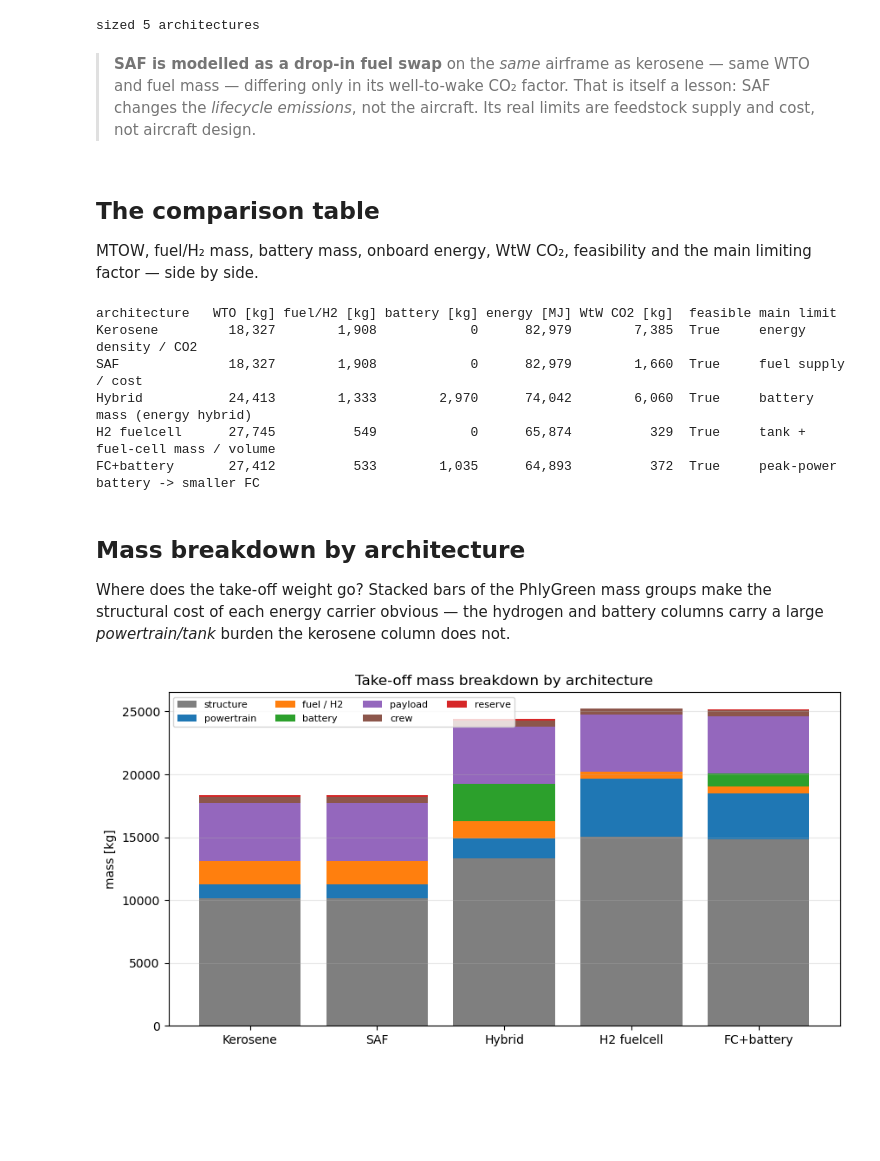
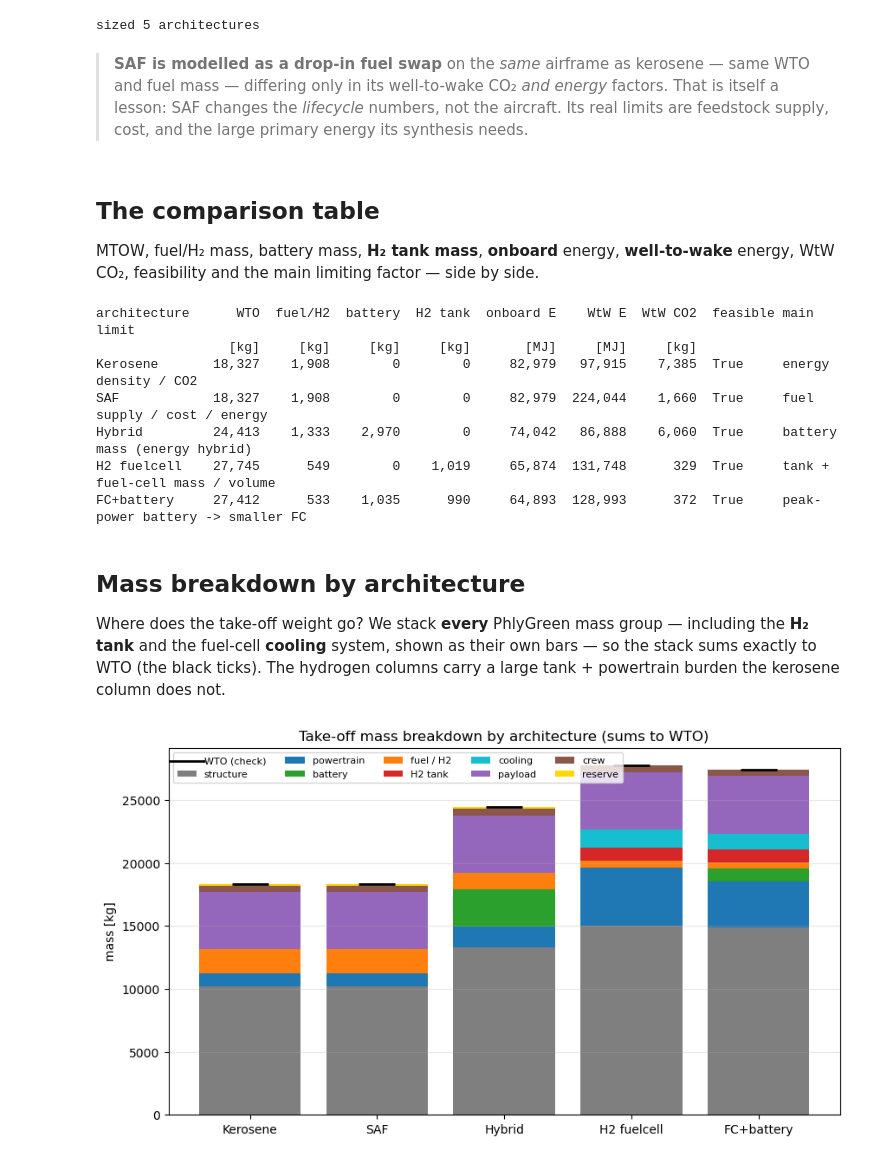
Before and after one commit to rmalpica/PhlyGreen, a Jupyter notebook: trunk/tutorials/03_compare_propulsion_architectures_same_mission.ipynb, the cells around one changed output. Drawn from its saved outputs; the diff is of its cells as text; code cells hidden in the pictures; blank space fills up the shorter version.

```diff
--- a/trunk/tutorials/03_compare_propulsion_architectures_same_mission.ipynb
+++ b/trunk/tutorials/03_compare_propulsion_architectures_same_mission.ipynb
@@ -134,46 +140,60 @@ print('sized', len(rows), 'architectures')
 # %% [output]
 sized 5 architectures
 # %% [markdown]
-> **SAF is modelled as a drop-in fuel swap** on the *same* airframe as kerosene — same WTO and fuel mass — differing only in its well-to-wake CO₂ factor. That is itself a lesson: SAF changes the *lifecycle emissions*, not the aircraft. Its real limits are feedstock supply and cost, not aircraft design.
+> **SAF is modelled as a drop-in fuel swap** on the *same* airframe as kerosene — same WTO and fuel mass — differing only in its well-to-wake CO₂ *and energy* factors. That is itself a lesson: SAF changes the *lifecycle* numbers, not the aircraft. Its real limits are feedstock supply, cost, and the large primary energy its synthesis needs.
 # %% [markdown]
 ## The comparison table
 
-MTOW, fuel/H₂ mass, battery mass, onboard energy, WtW CO₂, feasibility and the main limiting factor — side by side.
+MTOW, fuel/H₂ mass, battery mass, **H₂ tank mass**, **onboard** energy, **well-to-wake** energy, WtW CO₂, feasibility and the main limiting factor — side by side.
 # %%
-hdr = ['architecture','WTO [kg]','fuel/H2 [kg]','battery [kg]','energy [MJ]','WtW CO2 [kg]','feasible','main limit']
-print(f"{hdr[0]:13s}{hdr[1]:>10s}{hdr[2]:>13s}{hdr[3]:>13s}{hdr[4]:>12s}{hdr[5]:>13s}  {hdr[6]:<8s} {hdr[7]}")
+hdr = ['architecture','WTO','fuel/H2','battery','H2 tank','onboard E','WtW E','WtW CO2','feasible','main limit']
+units = ['', '[kg]','[kg]','[kg]','[kg]','[MJ]','[MJ]','[kg]','','']
+def fz(v):
+    return '   n/a' if (v is None or (isinstance(v, float) and np.isnan(v))) else f'{v:,.0f}'
+print(f"{hdr[0]:13s}{hdr[1]:>8s}{hdr[2]:>9s}{hdr[3]:>9s}{hdr[4]:>9s}{hdr[5]:>11s}{hdr[6]:>9s}{hdr[7]:>9s}  {hdr[8]:<8s} {hdr[9]}")
+print(f"{units[0]:13s}{units[1]:>8s}{units[2]:>9s}{units[3]:>9s}{units[4]:>9s}{units[5]:>11s}{units[6]:>9s}{units[7]:>9s}")
 for r in rows:
-    fz = lambda v: '   n/a' if (v is None or (isinstance(v,float) and np.isnan(v))) else f'{v:,.0f}'
-    print(f"{r['name']:13s}{fz(r['WTO']):>10s}{fz(r['fuel']):>13s}{fz(r['batt']):>13s}"
-          f"{fz(r['energy']):>12s}{fz(r['co2']):>13s}  {str(r['feasible']):<8s} {r['limit']}")
+    print(f"{r['name']:13s}{fz(r['WTO']):>8s}{fz(r['fuel']):>9s}{fz(r['batt']):>9s}{fz(r['tank']):>9s}"
+          f"{fz(r['onboard']):>11s}{fz(r['wtw_energy']):>9s}{fz(r['co2']):>9s}  {str(r['feasible']):<8s} {r['limit']}")
 # %% [output]
-architecture   WTO [kg] fuel/H2 [kg] battery [kg] energy [MJ] WtW CO2 [kg]  feasible main limit
-Kerosene         18,327        1,908            0      82,979        7,385  True     energy density / CO2
-SAF              18,327        1,908            0      82,979        1,660  True     fuel supply / cost
-Hybrid           24,413        1,333        2,970      74,042        6,060  True     battery mass (energy hybrid)
-H2 fuelcell      27,745          549            0      65,874          329  True     tank + fuel-cell mass / volume
-FC+battery       27,412          533        1,035      64,893          372  True     peak-power battery -> smaller FC
+architecture      WTO  fuel/H2  battery  H2 tank  onboard E    WtW E  WtW CO2  feasible main limit
+                 [kg]     [kg]     [kg]     [kg]       [MJ]     [MJ]     [kg]
+Kerosene       18,327    1,908        0        0     82,979   97,915    7,385  True     energy density / CO2
+SAF            18,327    1,908        0        0     82,979  224,044    1,660  True     fuel supply / cost / energy
+Hybrid         24,413    1,333    2,970        0     74,042   86,888    6,060  True     battery mass (energy hybrid)
+H2 fuelcell    27,745      549        0    1,019     65,874  131,748      329  True     tank + fuel-cell mass / volume
+FC+battery     27,412      533    1,035      990     64,893  128,993      372  True     peak-power battery -> smaller FC
 # %% [markdown]
 ## Mass breakdown by architecture
 
-Where does the take-off weight go? Stacked bars of the PhlyGreen mass groups make the structural cost of each energy carrier obvious — the hydrogen and battery columns carry a large *powertrain/tank* burden the kerosene column does not.
+Where does the take-off weight go? We stack **every** PhlyGreen mass group — including the **H₂ tank** and the fuel-cell **cooling** system, shown as their own bars — so the stack sums exactly to WTO (the black ticks). The hydrogen columns carry a large tank + powertrain burden the kerosene column does not.
 # %%
-groups = ['structure', 'powertrain', 'fuel / H2', 'battery', 'payload', 'crew', 'reserve']
-colors = dict(zip(groups, ['tab:gray','tab:blue','tab:orange','tab:green','tab:purple','tab:brown','tab:red']))
+# Use *every* group PhlyGreen reports (incl. the separate 'H2 tank' and 'cooling'), so the
+# stacked bars sum exactly to WTO. The black ticks mark each design's take-off weight: the
+# bars now reach them (earlier the tank/cooling were dropped, so WTO was not recovered).
+group_order = ['structure', 'powertrain', 'battery', 'fuel / H2', 'H2 tank', 'cooling',
+               'payload', 'crew', 'reserve']
+colors = {'structure':'tab:gray', 'powertrain':'tab:blue', 'battery':'tab:green',
+          'fuel / H2':'tab:orange', 'H2 tank':'tab:red', 'cooling':'tab:cyan',
+          'payload':'tab:purple', 'crew':'tab:brown', 'reserve':'gold'}
+
 names = [r['name'] for r in rows if r['feasible']]
-fig, ax = plt.subplots(figsize=(10, 5))
+breakdowns = {nm: pp.mass_breakdown(acft[nm]) for nm in names}
+wto_by_name = {r['name']: r['WTO'] for r in rows if r['feasible']}
+present = [g for g in group_order if any(g in breakdowns[nm] for nm in names)]
+
+fig, ax = plt.subplots(figsize=(10, 5.5))
 bottoms = np.zeros(len(names))
-for g in groups:
-    vals = []
-    for nm in names:
-        mb = pp.mass_breakdown(acft[nm])
-        vals.append(mb.get(g, 0.0))
-    vals = np.array(vals)
+for g in present:
+    vals = np.array([breakdowns[nm].get(g, 0.0) for nm in names])
     ax.bar(names, vals, bottom=bottoms, label=g, color=colors[g])
     bottoms += vals
-ax.set_ylabel('mass [kg]'); ax.set_title('Take-off mass breakdown by architecture')
-ax.legend(ncol=4, fontsize=8); ax.grid(axis='y', alpha=0.3)
+# WTO check markers
+ax.scatter(range(len(names)), [wto_by_name[nm] for nm in names], marker='_', s=900,
+           color='black', linewidth=2, zorder=5, label='WTO (check)')
+ax.set_ylabel('mass [kg]'); ax.set_title('Take-off mass breakdown by architecture (sums to WTO)')
+ax.legend(ncol=5, fontsize=8); ax.grid(axis='y', alpha=0.3)
 plt.show()
 # %% [output]
-[figure, old version]
+[figure, new version]
 # %% [markdown]
```
Also changed, not shown: parts of 12 cells of this notebook.
